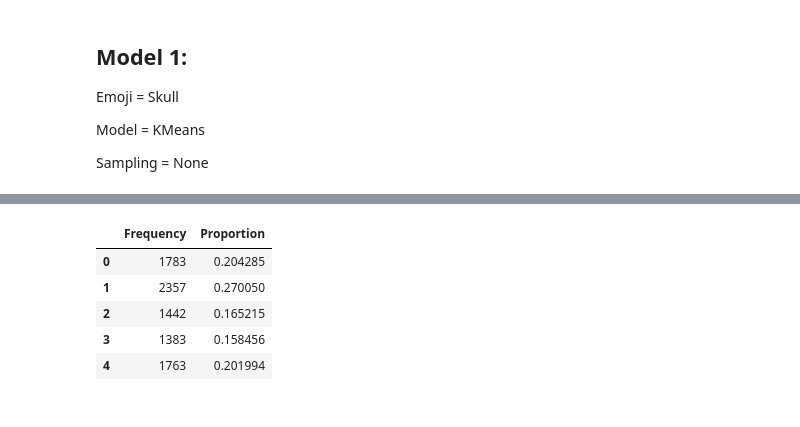
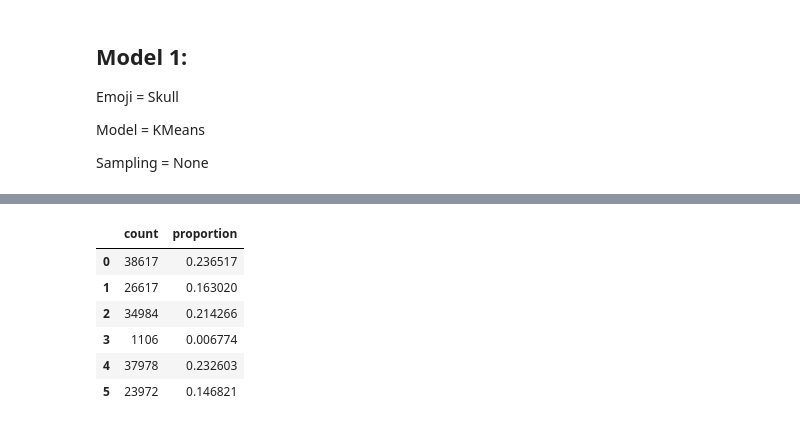
Before and after one commit to GeorgeMcIntire/emoji_polysemy, a Jupyter notebook: Clustering Other Emojis.ipynb, the cells around one changed output, grey strips where cells are left out. Cells and saved outputs as stored; diff of their text form; code cells hidden in the pictures.

Commit message:
Fixed other emojis notebook

```diff
--- a/Clustering Other Emojis.ipynb
+++ b/Clustering Other Emojis.ipynb
@@ -18,7 +24,8 @@ tokenizer = AutoTokenizer.from_pretrained("vinai/bertweet-base", normalization=T
 # %% [output]
 Special tokens have been added in the vocabulary, make sure the associated word embeddings are fine-tuned or trained.
 # %%
-emoji_vectors = pd.read_pickle("emoji_vectors_data.pkl")
+emoji_vectors = pd.read_pickle("emoji_vectors_data.pkl").set_index("tweet_id")
 topic_scores = pd.read_pickle("topic_scores_df.pkl")
-emotion_scores = pd.read_csv("tweet_emotions.csv")
-tweets = pd.read_csv("tweets_data.csv", parse_dates=["created_at"]).dropna(subset=["tweet_id"])
+emotion_scores = pd.read_csv("tweet_emotions.csv", index_col=[0])
+sentiment_scores = pd.read_csv("sentiments.csv", index_col=[0])
+tweets = pd.read_csv("tweets_data.csv", parse_dates=["created_at"]).dropna(subset=["tweet_id"]).set_index("tweet_id")
@@ -243,3 +496,5 @@ crying_km = ClusterHub(1651, KMeans)
+# %%
+crying_km = ClusterHub(247, KMeans, sample_frac=.1)
 # %%
 crying_km.plot_tweet_rate()
 # %% [output]
@@ -255,12 +510,13 @@ crying_km.labels_freq_prop(2)
 # %%
-crying_km.labels_freq_prop(5)
+crying_km.labels_freq_prop(6)
 # %% [output]
-|  | Frequency | Proportion |
-| 0 | 1783 | 0.204285 |
-| 1 | 2357 | 0.270050 |
-| 2 | 1442 | 0.165215 |
-| 3 | 1383 | 0.158456 |
-| 4 | 1763 | 0.201994 |
+|  | count | proportion |
+| 0 | 38617 | 0.236517 |
+| 1 | 26617 | 0.163020 |
+| 2 | 34984 | 0.214266 |
+| 3 | 1106 | 0.006774 |
+| 4 | 37978 | 0.232603 |
+| 5 | 23972 | 0.146821 |
 # %%
 crying_km.plot_silhouette_scores()
 # %% [output]
```
Also changed, not shown: parts of 65 cells of this notebook.
